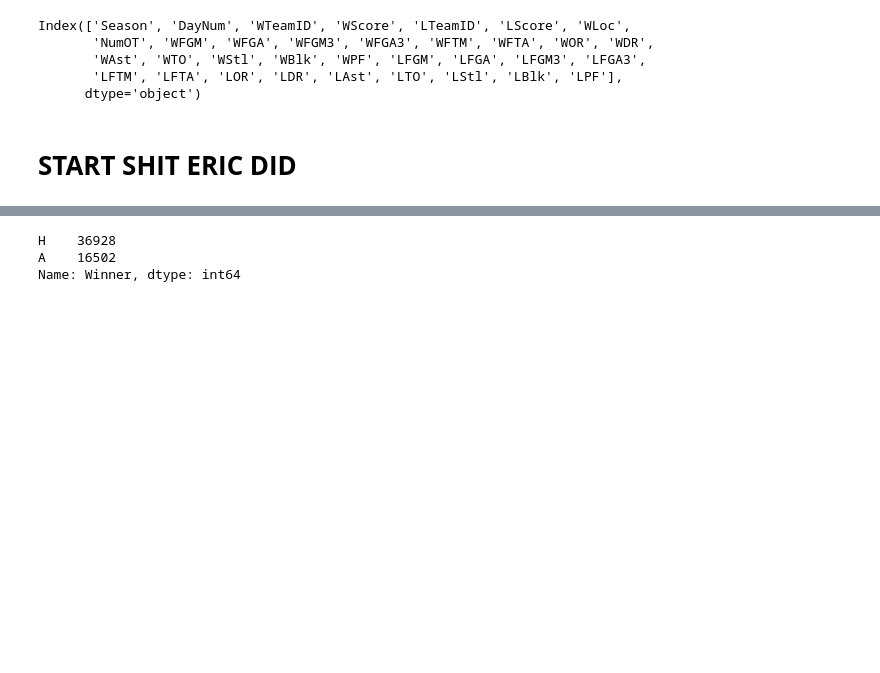
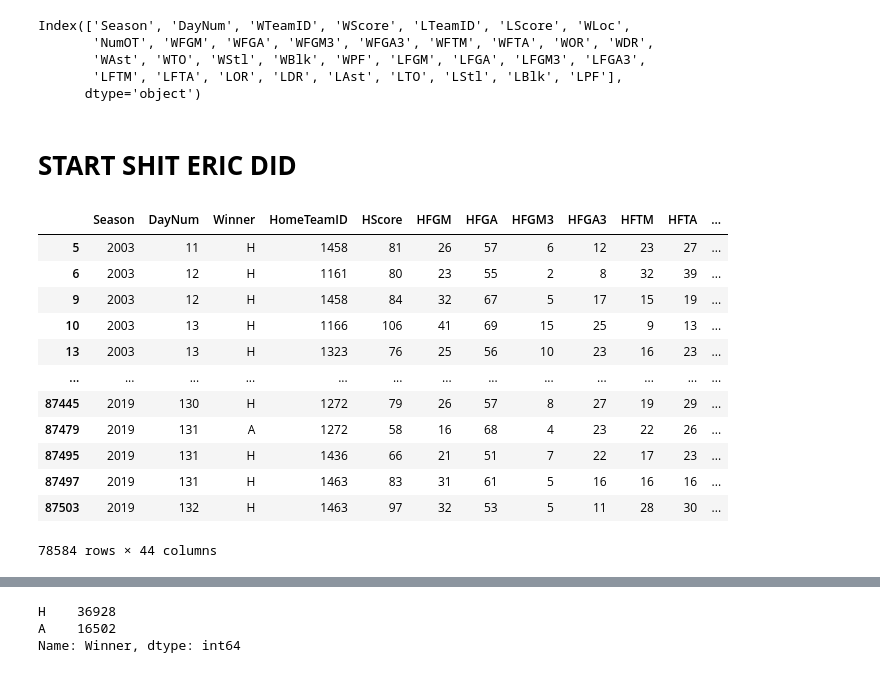
Before and after one commit to robertfmoore/march_madness, a Jupyter notebook: starting_point_march_madness.ipynb, the cells around one changed output, grey strips where cells are left out. Saved outputs shown, nothing was run; the diff lists cells and outputs as text; code cells hidden in the pictures; blank space fills up the shorter version.

```diff
--- a/starting_point_march_madness.ipynb
+++ b/starting_point_march_madness.ipynb
@@ -531,0 +557,31 @@ def get_n_recent_games(df, teamID, season, day):
+# %%
+rs_df = data_dict['MRegularSeasonDetailedResults'].copy()
+rs_df = rs_df[rs_df['WLoc'] != "N"]
+rs_df = rs_df.drop(['NumOT'], axis=1)
+#rs_df = rs_df.loc[rs_df['Season'] >= 2010]
+
+rs_df['HomeTeamID'], rs_df['HScore'], rs_df['HFGM'], rs_df['HFGA'], rs_df['HFGM3'], rs_df['HFGA3'], rs_df['HFTM'], rs_df['HFTA'], rs_df['HOR'], rs_df['HDR'], rs_df['HAST'], rs_df['HTO'], rs_df['HStl'], rs_df['HBlk'], rs_df['HPF'] = zip(*rs_df.apply(home_conditions, axis=1))
+rs_df['AwayTeamID'], rs_df['AScore'], rs_df['AFGM'], rs_df['AFGA'], rs_df['AFGM3'], rs_df['AFGA3'], rs_df['AFTM'], rs_df['AFTA'], rs_df['AOR'], rs_df['ADR'], rs_df['AAST'], rs_df['ATO'], rs_df['AStl'], rs_df['ABlk'], rs_df['APF'] = zip(*rs_df.apply(away_conditions, axis=1))
+rs_df['H_eFG'], rs_df['A_eFG'] = zip(*rs_df.apply(efg, axis=1))
+rs_df['H_ORP'], rs_df['H_DRP'], rs_df['A_ORP'], rs_df['A_DRP'] = zip(*rs_df.apply(rebound, axis=1))
+rs_df['H_TOP'], rs_df['A_TOP'] = zip(*rs_df.apply(turnover, axis=1))
+rs_df['H_FTP'], rs_df['A_FTP'] = zip(*rs_df.apply(ft, axis=1))
+
+
+rs_df = rs_df.drop(['WTeamID', 'WScore', 'LTeamID', 'LScore', 'WFGM', 'WFGA', 'WFGM3', 'WFGA3', 'WFTM', 'WFTA', 'WOR', 'WDR','WAst', 'WTO', 'WStl', 'WBlk', 'WPF', 'LFGM', 'LFGA', 'LFGM3', 'LFGA3','LFTM', 'LFTA', 'LOR', 'LDR', 'LAst', 'LTO', 'LStl', 'LBlk', 'LPF'], axis=1)
+rs_df["Winner"] = rs_df['WLoc'].map({"N": "H", "H": "H", "A": "A"})
+rs_df.rename(columns={"WLoc": "Winner"})
+# %% [output]
+|  | Season | DayNum | Winner | HomeTeamID | HScore | HFGM | HFGA | HFGM3 | HFGA3 | HFTM | HFTA | ... |
+| 5 | 2003 | 11 | H | 1458 | 81 | 26 | 57 | 6 | 12 | 23 | 27 | ... |
+| 6 | 2003 | 12 | H | 1161 | 80 | 23 | 55 | 2 | 8 | 32 | 39 | ... |
+| 9 | 2003 | 12 | H | 1458 | 84 | 32 | 67 | 5 | 17 | 15 | 19 | ... |
+| 10 | 2003 | 13 | H | 1166 | 106 | 41 | 69 | 15 | 25 | 9 | 13 | ... |
+| 13 | 2003 | 13 | H | 1323 | 76 | 25 | 56 | 10 | 23 | 16 | 23 | ... |
+| ... | ... | ... | ... | ... | ... | ... | ... | ... | ... | ... | ... | ... |
+| 87445 | 2019 | 130 | H | 1272 | 79 | 26 | 57 | 8 | 27 | 19 | 29 | ... |
+| 87479 | 2019 | 131 | A | 1272 | 58 | 16 | 68 | 4 | 23 | 22 | 26 | ... |
+| 87495 | 2019 | 131 | H | 1436 | 66 | 21 | 51 | 7 | 22 | 17 | 23 | ... |
+| 87497 | 2019 | 131 | H | 1463 | 83 | 31 | 61 | 5 | 16 | 16 | 16 | ... |
+| 87503 | 2019 | 132 | H | 1463 | 97 | 32 | 53 | 5 | 11 | 28 | 30 | ... |
+78584 rows × 44 columns
```
Also changed, not shown: parts of 12 cells of this notebook.
